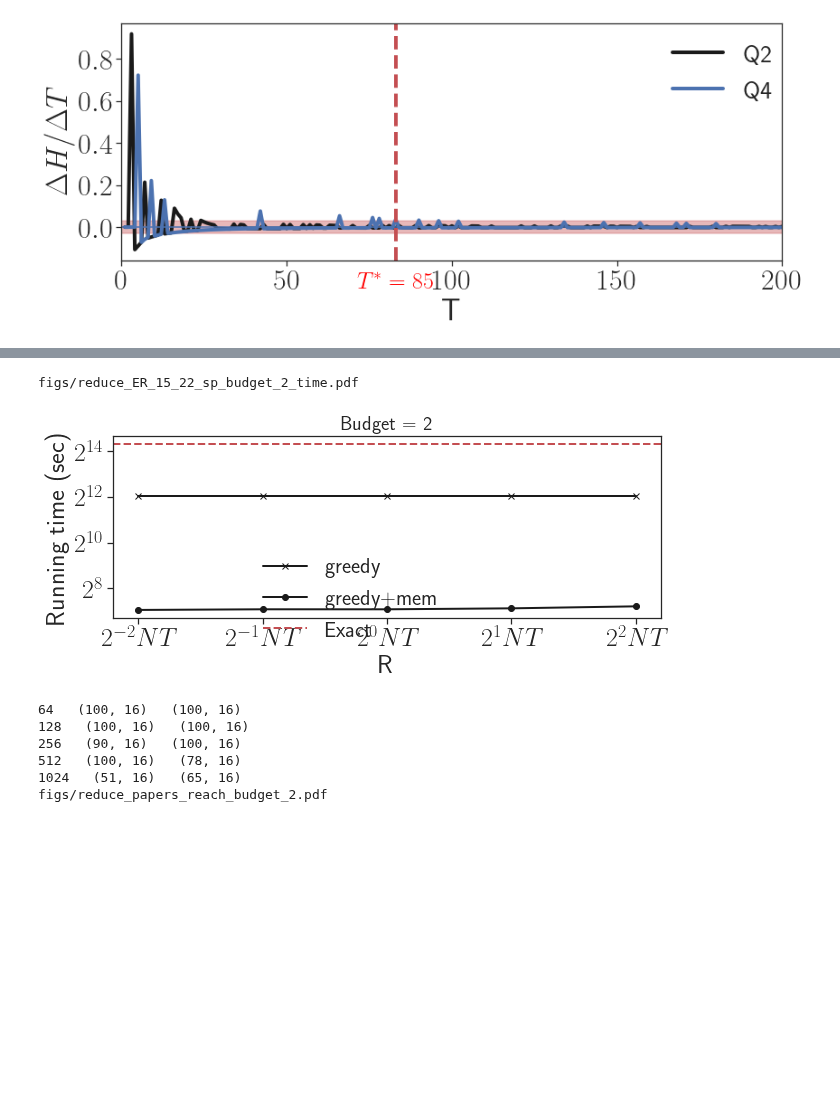
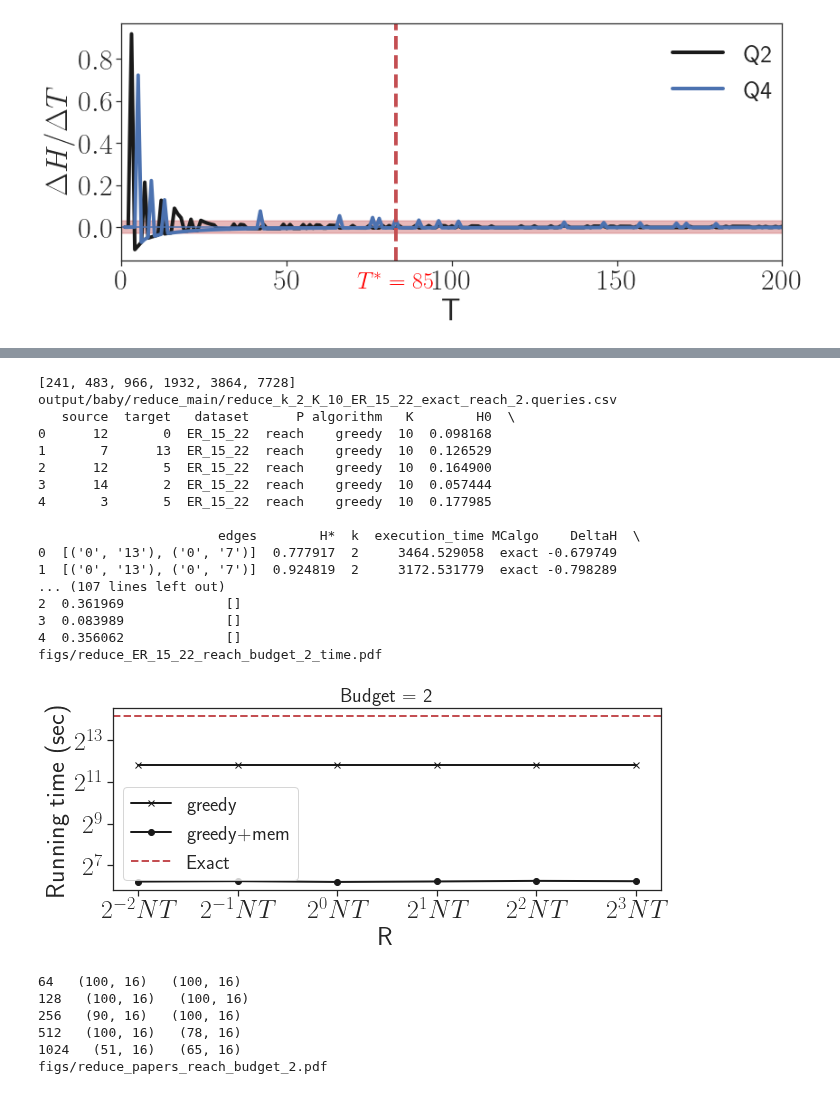
Before and after one commit to toggled/uncertainty, a Jupyter notebook: test.ipynb, the cells around one changed output, grey strips where cells are left out. Cells and saved outputs as stored; diff of their text form; code cells hidden in the pictures; blank space fills up the shorter version.

Commit message:
bug fix greedy

```diff
--- a/test.ipynb
+++ b/test.ipynb
@@ -672,10 +672,11 @@ fontsize = 28
 labelsize = 22
 lw = 2
 
-k = 4
+k = 2
 # K = 32
 # folder = 'output/baby/ureduct_exact/'
-folder = 'output/baby/ureduce24/'
+# folder = 'output/baby/ureduce24/'
+folder = 'output/baby/reduce_main/'
 data = 'ER_15_22'
 alg0 = 'greedymem'
 a0 = 'greedy+mem'
@@ -685,7 +686,7 @@ q =   'reach'
 # q = 'sp'
 qset = 2
 # Kset = [1,2,4,8,16,32,64,128,256]
-maxR = 3
+maxR = 4
 xlabels = ['$2^{'+str(i)+'}NT$' for i in range(-2,maxR)]
 if q == 'reach':
     nt = 161*6
@@ -756,7 +757,8 @@ ax = plt.gca()
 ax.set_xticklabels(xlabels)
 plt.yticks(fontsize=fontsize-2)
 # plt.legend(fontsize=fontsize+10,frameon = False,prop={"size":22},bbox_to_anchor=(0.6,0.4))
-plt.legend(fontsize=fontsize+10,frameon = False,prop={"size":22},bbox_to_anchor=(0.63,0.44))
+# plt.legend(fontsize=fontsize+10,frameon = False,prop={"size":22},bbox_to_anchor=(0.63,0.44))
+plt.legend(fontsize=fontsize-8,ncol = 3)
 plt.title('Budget = '+str(k),fontsize=fontsize-8)
 fname = 'figs/reduce_'+data+"_"+q+'_budget_'+str(k)+".pdf"
 print(fname)
@@ -784,26 +798,28 @@ lw = 2
 
 k = 2
 # K = 32
-folder = 'output/baby/ureduct_exact/'
+# folder = 'output/baby/ureduct_exact/'
+folder = 'output/baby/reduce_main/'
 data = 'ER_15_22'
 alg0 = 'greedymem'
 a0 = 'greedy+mem'
 alg1 = 'greedy'
 a1 = 'greedy'
-# q =   'reach'
-q = 'sp'
+q =   'reach'
+# q = 'sp'
 qset = 2
 # est_alg = ['mcbfs','mcdij'][q == 'sp']
 est_alg = 'exact'
 # Kset = [1,2,4,8,16,32,64,128,256]
-xlabels = ['$2^{'+str(i)+'}NT$' for i in range(-2,3)]
+maxR = 4
+xlabels = ['$2^{'+str(i)+'}NT$' for i in range(-2,maxR)]
 if q == 'reach':
     nt = 161*6
-    Kset = [int((2**i)*nt) for i in range(-2,3)]
+    Kset = [int((2**i)*nt) for i in range(-2,maxR)]
     print(Kset)
 if q == 'sp':
     nt = 286*11
-    Kset = [int((2**i)*nt) for i in range(-2,3)]
+    Kset = [int((2**i)*nt) for i in range(-2,maxR)]
 varyK0 = [] #greedy+mem
 varyK1  = [] #greedy
 # est_alg = ['mcbfs','mcdij'][q == 'sp']
@@ -819,7 +835,9 @@ for K in Kset:
     varyK0.append(df0)
     varyK1.append(df1)
 
-exactdf = pd.read_csv(folder+'reduce_k_'+str(k)+'_K_10_'+data+'_'+'exact_'+q+'_'+str(qset)+'.queries.csv')
+exactcsv = folder+'reduce_k_'+str(k)+'_K_10_'+data+'_'+'exact_'+q+'_'+str(qset)+'.queries.csv'
+print(exactcsv)
+exactdf = pd.read_csv(exactcsv)
 exact_deltaH = exactdf['execution_time'].mean()
 greedy_red = []
 greedyM_red = []
@@ -829,40 +847,58 @@ for i,K in enumerate(Kset):
     mean,std = varyK0[i]['execution_time'].mean(), varyK0[i]['execution_time'].std()
     greedyM_red.append(mean)
     stdM_red.append(std)
+    print(varyK1[i])
     mean,std = varyK1[i]['execution_time'].mean(), varyK1[i]['execution_time'].std()
     greedy_red.append(mean)
     std_red.append(std)
 #     sns.lineplot(x='K', y='DeltaH', data=varyK0[i], linewidth=lw, markersize=8,color='k')
 # plt.xscale('log',base=2)
 # greedy_red = np.array(greedy_red)
 # std_red = np.array(std_red)
 # print(greedy_red.shape,' ',std_red.shape,' ',len(greedyM_red),' ',len(stdM_red))
 plt.plot(Kset,greedy_red,color = 'k',marker='x',label='greedy',linewidth=lw)
 plt.plot(Kset,greedyM_red,color = 'k',marker='o',label='greedy+mem',linewidth=lw)
 # plt.fill_between(Kset, np.array(greedyM_red) - np.array(stdM_red), np.array(greedyM_red) + np.array(stdM_red), \
 #                  color='r', alpha=0.4)
 ax = plt.gca()
 ax.axhline(exact_deltaH,linestyle='--',color='r',linewidth=lw,label='Exact')
 plt.yscale('log',base=2)
 plt.xscale('log',base=2)
 plt.xlabel('R',fontsize=fontsize-2)
 plt.ylabel('Running time (sec)',fontsize=fontsize-2)
 # plt.xticks([2**0,2**2,2**4,2**6,2**8],fontsize=fontsize-2)
 plt.xticks(Kset,fontsize=fontsize-2)
 ax = plt.gca()
 ax.set_xticklabels(xlabels)
 plt.yticks(fontsize=fontsize-2)
 # plt.legend(fontsize=fontsize+10,frameon = False,prop={"size":22},bbox_to_anchor=(0.6,0.4))
-plt.legend(fontsize=fontsize+10,frameon = False,prop={"size":22},bbox_to_anchor=(0.63,0.44))
+# plt.legend(fontsize=fontsize+10,frameon = False,prop={"size":22},bbox_to_anchor=(0.63,0.44))
+plt.legend(fontsize=fontsize-8)
 plt.title('Budget = '+str(k),fontsize=fontsize-8)
 fname = 'figs/reduce_'+data+"_"+q+'_budget_'+str(k)+"_time.pdf"
 print(fname)
 plt.tight_layout()
 plt.savefig(fname)
 plt.show()
 # %% [output]
-figs/reduce_ER_15_22_sp_budget_2_time.pdf
+[241, 483, 966, 1932, 3864, 7728]
+output/baby/reduce_main/reduce_k_2_K_10_ER_15_22_exact_reach_2.queries.csv
+   source  target   dataset      P algorithm   K        H0  \
+0      12       0  ER_15_22  reach    greedy  10  0.098168
+1       7      13  ER_15_22  reach    greedy  10  0.126529
+2      12       5  ER_15_22  reach    greedy  10  0.164900
+3      14       2  ER_15_22  reach    greedy  10  0.057444
+4       3       5  ER_15_22  reach    greedy  10  0.177985
+
+                       edges        H*  k  execution_time MCalgo    DeltaH  \
+0  [('0', '13'), ('0', '7')]  0.777917  2     3464.529058  exact -0.679749
+1  [('0', '13'), ('0', '7')]  0.924819  2     3172.531779  exact -0.798289
+... (107 lines left out)
+2  0.361969             []
+3  0.083989             []
+4  0.356062             []
+figs/reduce_ER_15_22_reach_budget_2_time.pdf
-[figure, old version]
+[figure, new version]
 # %%
 from matplotlib import pyplot as plt
 plt.rcParams['text.usetex'] = True
```
Also changed, not shown: parts of 1 cell of this notebook, 2 other files.
